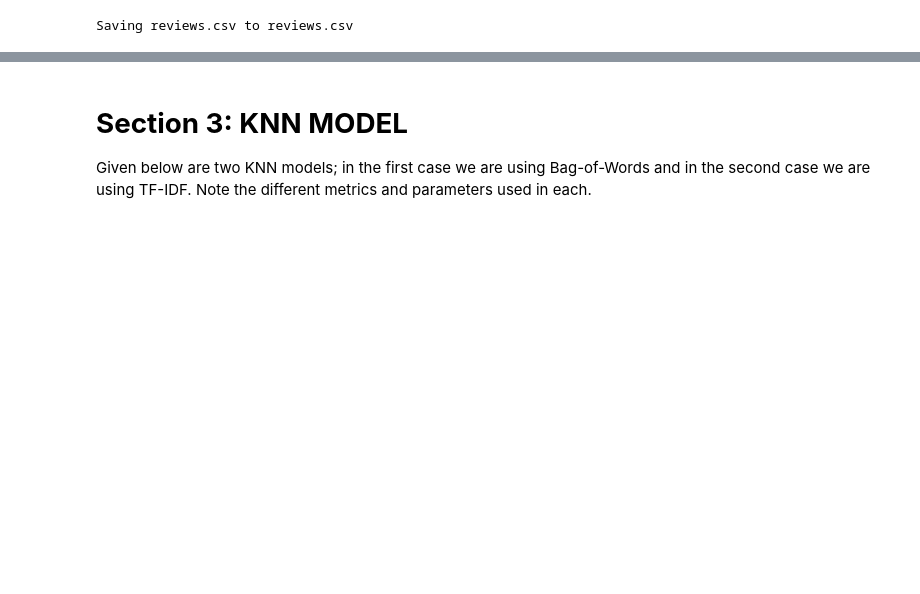
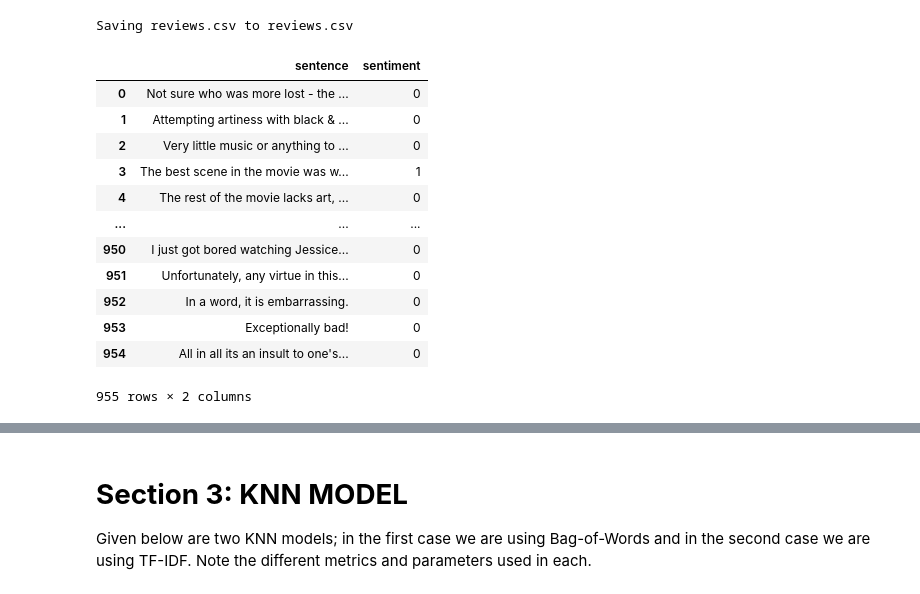
Before and after one commit to Adapaanjani/FMML_COURSE_ASSIGNMENT, a Jupyter notebook: FMML_CLF1_Lab3_2022.ipynb, the cells around one changed output, grey strips where cells are left out. Drawn from its saved outputs; the diff is of its cells as text; code cells hidden in the pictures; blank space fills up the shorter version.

```diff
--- a/FMML_CLF1_Lab3_2022.ipynb
+++ b/FMML_CLF1_Lab3_2022.ipynb
@@ -198,5 +202,20 @@ Saving reviews.csv to reviews.csv
 # %%
 import pandas as pd
 df = pd.read_csv('reviews.csv')
+df
+# %% [output]
+|  | sentence | sentiment |
+| 0 | Not sure who was more lost - the ... | 0 |
+| 1 | Attempting artiness with black & ... | 0 |
+| 2 | Very little music or anything to ... | 0 |
+| 3 | The best scene in the movie was w... | 1 |
+| 4 | The rest of the movie lacks art, ... | 0 |
+| ... | ... | ... |
+| 950 | I just got bored watching Jessice... | 0 |
+| 951 | Unfortunately, any virtue in this... | 0 |
+| 952 | In a word, it is embarrassing. | 0 |
+| 953 | Exceptionally bad! | 0 |
+| 954 | All in all its an insult to one's... | 0 |
+955 rows × 2 columns
 # %%
 df = df.dropna()
```
Also changed, not shown: parts of 15 cells of this notebook.
